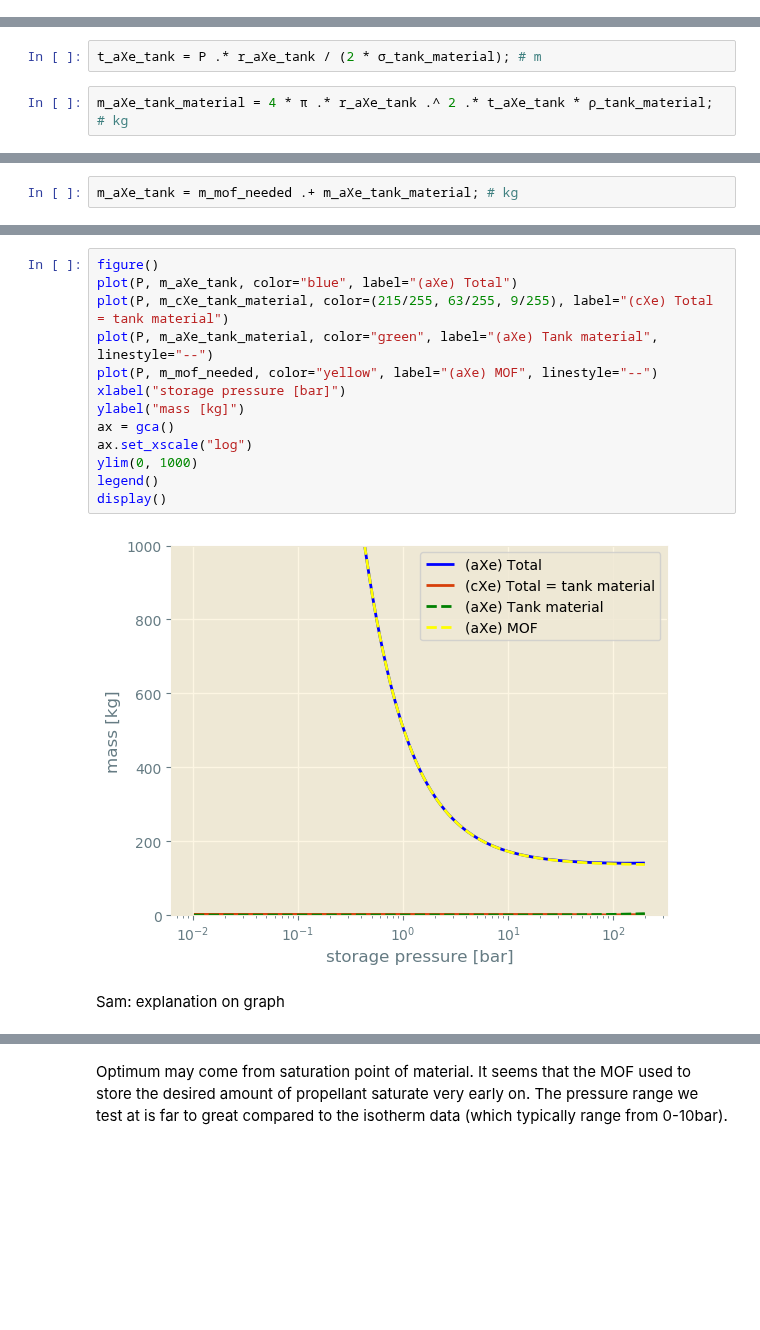
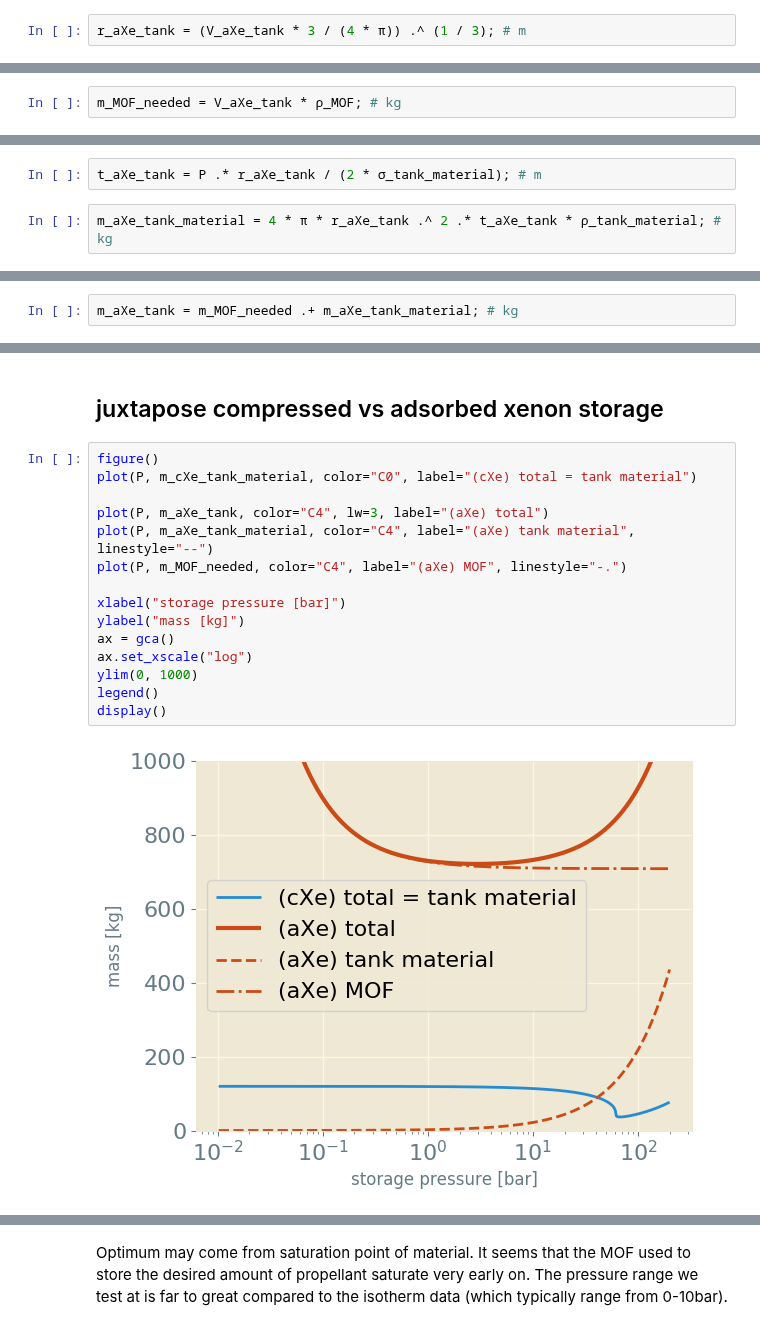
Before and after one commit to SimonEnsemble/PropellantStorage, a Jupyter notebook: Xe_Propellant_Storage.ipynb, the cells around one changed output, grey strips where cells are left out. Cells and saved outputs as stored; diff of their text form; blank space fills up the shorter version.

```diff
--- a/Xe_Propellant_Storage.ipynb
+++ b/Xe_Propellant_Storage.ipynb
@@ -294,0 +252,2 @@ r_aXe_tank = (V_aXe_tank * 3 ./ (4 * π)) .^ (1 / 3); # inner radius of tank (m)
+# %%
+r_aXe_tank = (V_aXe_tank * 3 / (4 * π)) .^ (1 / 3); # m
@@ -295,3 +256,5 @@ r_aXe_tank = (V_aXe_tank * 3 ./ (4 * π)) .^ (1 / 3); # inner radius of tank (m)
+# %%
+m_MOF_needed = V_aXe_tank * ρ_MOF; # kg
 # %% [markdown]
 Using thin-walled theory, the thickness of the wall of the container storing the mof is equal to the pressure multiplied by the radius of the container divided by two times the tensile strength of the container material.
 \begin{equation}
@@ -300,5 +263,5 @@ t_{tank with mof} = P r_{tank with mof} / 2\sigma
 # %%
 t_aXe_tank = P .* r_aXe_tank / (2 * σ_tank_material); # m
 # %%
-m_aXe_tank_material = 4 * π .* r_aXe_tank .^ 2 .* t_aXe_tank * ρ_tank_material; # kg
+m_aXe_tank_material = 4 * π * r_aXe_tank .^ 2 .* t_aXe_tank * ρ_tank_material; # kg
 # %% [markdown]
@@ -306,2 +269,2 @@ The total mass of the tank and mof for the desired amount of propellant is equal
 # %%
-m_aXe_tank = m_mof_needed .+ m_aXe_tank_material; # kg
+m_aXe_tank = m_MOF_needed .+ m_aXe_tank_material; # kg
@@ -308,20 +285,22 @@ m_aXe_tank = m_mof_needed .+ m_aXe_tank_material; # kg
+# %% [markdown]
+## juxtapose compressed vs adsorbed xenon storage
 # %%
 figure()
-plot(P, m_aXe_tank, color="blue", label="(aXe) Total")
-plot(P, m_cXe_tank_material, color=(215/255, 63/255, 9/255), label="(cXe) Total = tank material")
-plot(P, m_aXe_tank_material, color="green", label="(aXe) Tank material", linestyle="--")
-plot(P, m_mof_needed, color="yellow", label="(aXe) MOF", linestyle="--")
+plot(P, m_cXe_tank_material, color="C0", label="(cXe) total = tank material")
+
+plot(P, m_aXe_tank, color="C4", lw=3, label="(aXe) total")
+plot(P, m_aXe_tank_material, color="C4", label="(aXe) tank material", linestyle="--")
+plot(P, m_MOF_needed, color="C4", label="(aXe) MOF", linestyle="-.")
+
 xlabel("storage pressure [bar]")
 ylabel("mass [kg]")
 ax = gca()
 ax.set_xscale("log")
 ylim(0, 1000)
 legend()
 display()
 # %% [output]
-[figure, old version]
+[figure, new version]
-# %% [markdown]
-Sam: explanation on graph
 # %%
 minimum_mass_index = argmin(m_aXe_tank)
 # %% [output]
```
Also changed, not shown: parts of 61 cells of this notebook.
